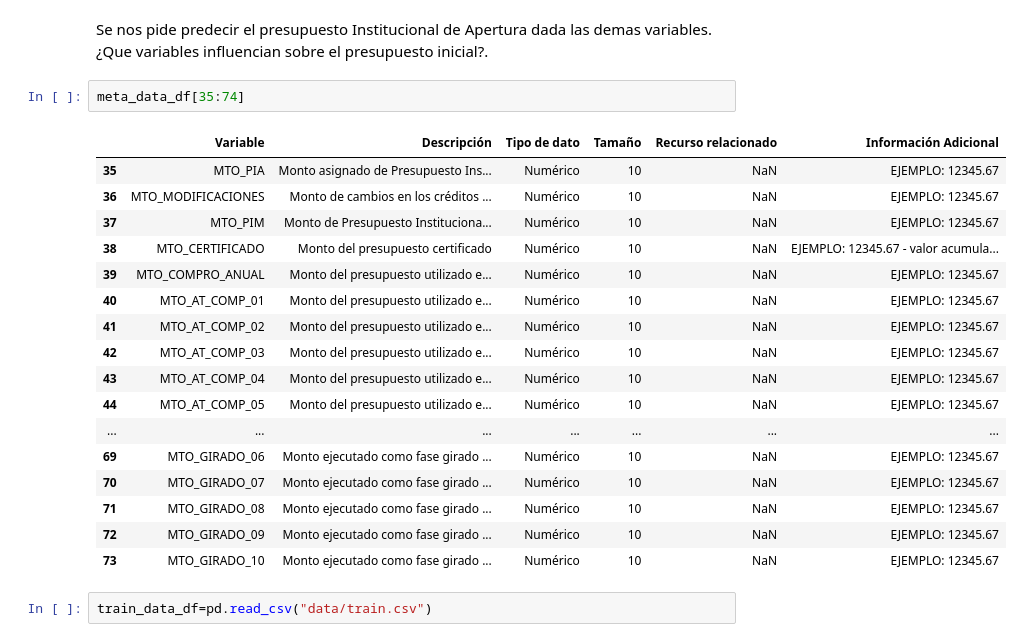
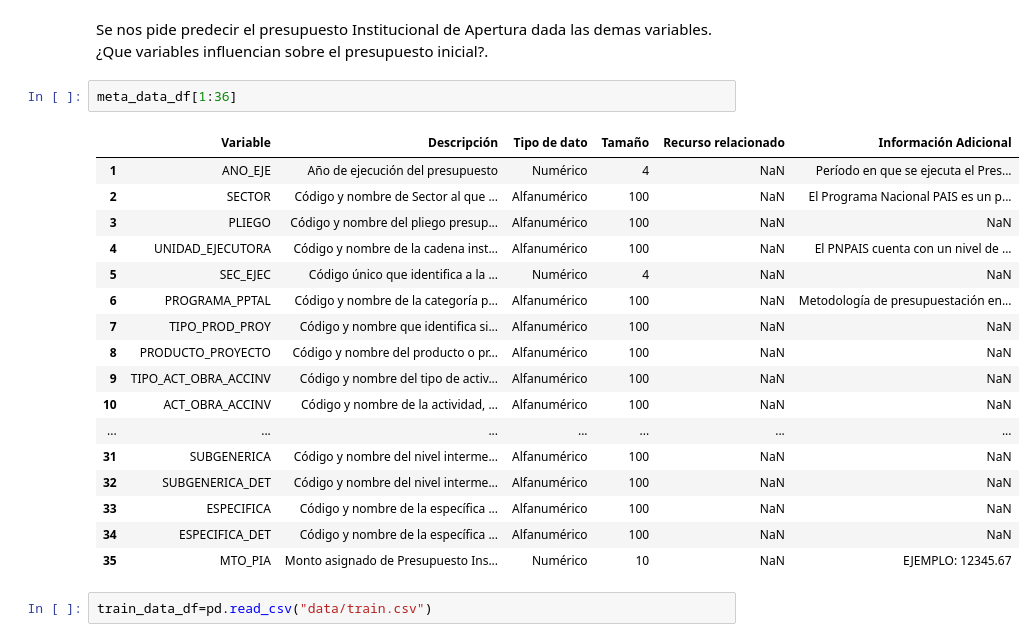
Before and after one commit to Skinde/ML_ministerio_desarollo, a Jupyter notebook: visualizacion.ipynb, the cells around one changed output. Saved outputs shown, nothing was run; the diff lists cells and outputs as text.

Commit message:
Final de analisis de variables

```diff
--- a/visualizacion.ipynb
+++ b/visualizacion.ipynb
@@ -17,26 +17,26 @@ meta_data_df.loc[meta_data_df["Variable"] == "MTO_PIA"]
 | 35 | MTO_PIA | Monto asignado de Presupuesto Ins... | Numérico | 10 | NaN | EJEMPLO: 12345.67 |
 # %% [markdown]
 Se nos pide predecir el presupuesto Institucional de Apertura dada las demas variables. ¿Que variables influencian sobre el presupuesto inicial?.
-# %%
-meta_data_df[35:74]
-# %% [output]
-|  | Variable | Descripción | Tipo de dato | Tamaño | Recurso relacionado | Información Adicional |
-| 35 | MTO_PIA | Monto asignado de Presupuesto Ins... | Numérico | 10 | NaN | EJEMPLO: 12345.67 |
-| 36 | MTO_MODIFICACIONES | Monto de cambios en los créditos ... | Numérico | 10 | NaN | EJEMPLO: 12345.67 |
-| 37 | MTO_PIM | Monto de Presupuesto Instituciona... | Numérico | 10 | NaN | EJEMPLO: 12345.67 |
-| 38 | MTO_CERTIFICADO | Monto del presupuesto certificado | Numérico | 10 | NaN | EJEMPLO: 12345.67 - valor acumula... |
-| 39 | MTO_COMPRO_ANUAL | Monto del presupuesto utilizado e... | Numérico | 10 | NaN | EJEMPLO: 12345.67 |
-| 40 | MTO_AT_COMP_01 | Monto del presupuesto utilizado e... | Numérico | 10 | NaN | EJEMPLO: 12345.67 |
-| 41 | MTO_AT_COMP_02 | Monto del presupuesto utilizado e... | Numérico | 10 | NaN | EJEMPLO: 12345.67 |
-| 42 | MTO_AT_COMP_03 | Monto del presupuesto utilizado e... | Numérico | 10 | NaN | EJEMPLO: 12345.67 |
-| 43 | MTO_AT_COMP_04 | Monto del presupuesto utilizado e... | Numérico | 10 | NaN | EJEMPLO: 12345.67 |
-| 44 | MTO_AT_COMP_05 | Monto del presupuesto utilizado e... | Numérico | 10 | NaN | EJEMPLO: 12345.67 |
-| ... | ... | ... | ... | ... | ... | ... |
-| 69 | MTO_GIRADO_06 | Monto ejecutado como fase girado ... | Numérico | 10 | NaN | EJEMPLO: 12345.67 |
-| 70 | MTO_GIRADO_07 | Monto ejecutado como fase girado ... | Numérico | 10 | NaN | EJEMPLO: 12345.67 |
-| 71 | MTO_GIRADO_08 | Monto ejecutado como fase girado ... | Numérico | 10 | NaN | EJEMPLO: 12345.67 |
-| 72 | MTO_GIRADO_09 | Monto ejecutado como fase girado ... | Numérico | 10 | NaN | EJEMPLO: 12345.67 |
-| 73 | MTO_GIRADO_10 | Monto ejecutado como fase girado ... | Numérico | 10 | NaN | EJEMPLO: 12345.67 |
+# %%
+meta_data_df[1:36]
+# %% [output]
+|  | Variable | Descripción | Tipo de dato | Tamaño | Recurso relacionado | Información Adicional |
+| 1 | ANO_EJE | Año de ejecución del presupuesto | Numérico | 4 | NaN | Período en que se ejecuta el Pres... |
+| 2 | SECTOR | Código y nombre de Sector al que ... | Alfanumérico | 100 | NaN | El Programa Nacional PAIS es un p... |
+| 3 | PLIEGO | Código y nombre del pliego presup... | Alfanumérico | 100 | NaN | NaN |
+| 4 | UNIDAD_EJECUTORA | Código y nombre de la cadena inst... | Alfanumérico | 100 | NaN | El PNPAIS cuenta con un nivel de ... |
+| 5 | SEC_EJEC | Código único que identifica a la ... | Numérico | 4 | NaN | NaN |
+| 6 | PROGRAMA_PPTAL | Código y nombre de la categoría p... | Alfanumérico | 100 | NaN | Metodología de presupuestación en... |
+| 7 | TIPO_PROD_PROY | Código y nombre que identifica si... | Alfanumérico | 100 | NaN | NaN |
+| 8 | PRODUCTO_PROYECTO | Código y nombre del producto o pr... | Alfanumérico | 100 | NaN | NaN |
+| 9 | TIPO_ACT_OBRA_ACCINV | Código y nombre del tipo de activ... | Alfanumérico | 100 | NaN | NaN |
+| 10 | ACT_OBRA_ACCINV | Código y nombre de la actividad, ... | Alfanumérico | 100 | NaN | NaN |
+| ... | ... | ... | ... | ... | ... | ... |
+| 31 | SUBGENERICA | Código y nombre del nivel interme... | Alfanumérico | 100 | NaN | NaN |
+| 32 | SUBGENERICA_DET | Código y nombre del nivel interme... | Alfanumérico | 100 | NaN | NaN |
+| 33 | ESPECIFICA | Código y nombre de la específica ... | Alfanumérico | 100 | NaN | NaN |
+| 34 | ESPECIFICA_DET | Código y nombre de la específica ... | Alfanumérico | 100 | NaN | NaN |
+| 35 | MTO_PIA | Monto asignado de Presupuesto Ins... | Numérico | 10 | NaN | EJEMPLO: 12345.67 |
 # %%
 train_data_df=pd.read_csv("data/train.csv")
 # %%
```
Also changed, not shown: parts of 2 cells of this notebook.
